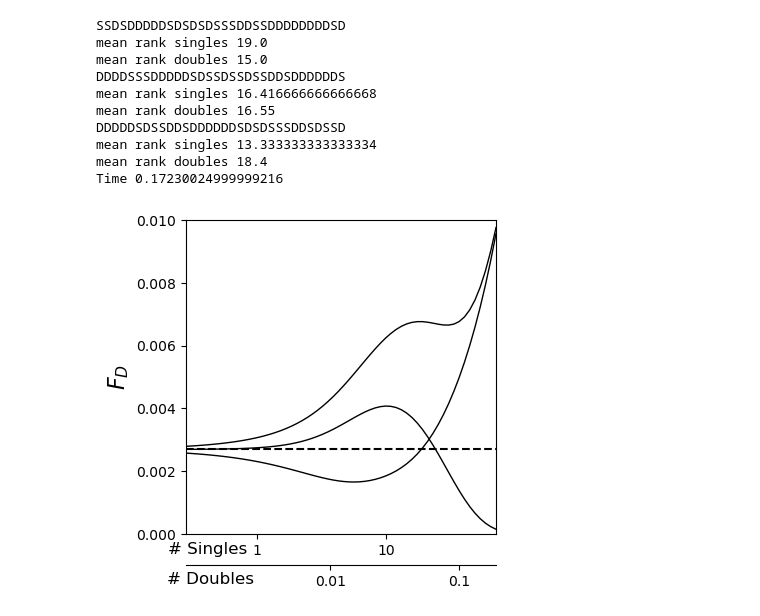
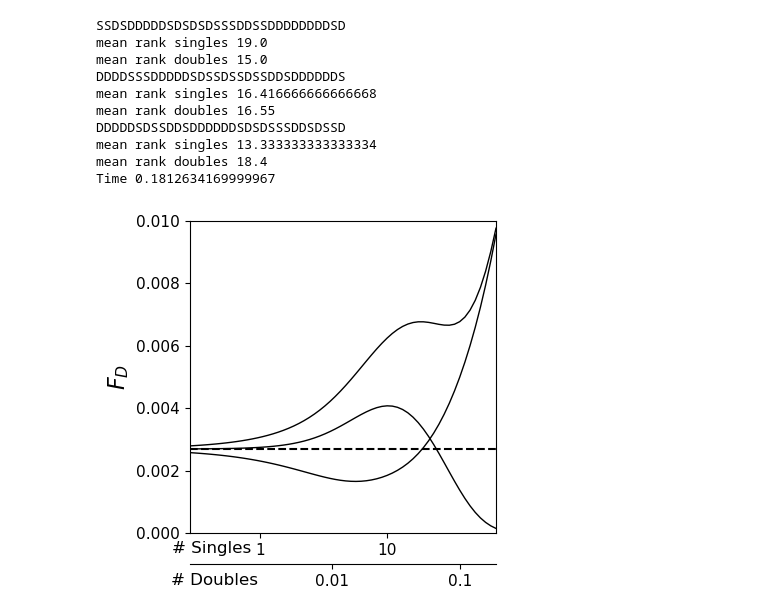
Before and after one commit to AlexKI123/DoublesProject, a Jupyter notebook: Code/SimpleModel/Simple_Model_FigC.ipynb, the cells around one changed output. Saved outputs shown, nothing was run; the diff lists cells and outputs as text; code cells hidden in the pictures.

```diff
--- a/Code/SimpleModel/Simple_Model_FigC.ipynb
+++ b/Code/SimpleModel/Simple_Model_FigC.ipynb
@@ -142,7 +142,9 @@ ax1.set_xticks([1/(mus*ns), 10/(mus*ns), 100/(mus*ns), 1000/(mus*ns), 10000/(mus
 ax1.set_xticklabels([1, 10, 100, 1000, 10000])
 
 # Set the fontsize for x-tick labels
-ax1.tick_params(axis='x', labelsize=10)
+ax1.tick_params(axis='x', labelsize=11)
+ax1.tick_params(axis='y', labelsize=11)
+
 
 ax1.set_xlabel("# Singles", fontsize=12)
 
@@ -170,36 +172,36 @@ ax2.set_xticks([0.01/(mud*nd),0.1/(mud*nd),1/(mud*nd),10/(mud*nd),100/(mud*nd),1
 ax2.set_xticklabels([0.01,0.1, 1, 10, 100, 1000, 10000])
 
 # Set the fontsize for x-tick labels of the second axis
-ax2.tick_params(axis='x', labelsize=10)
+ax2.tick_params(axis='x', labelsize=11)
 
 
 ax2.set_xlabel("# Doubles", fontsize=12)
 
 
 ax1.xaxis.set_minor_locator(MultipleLocator(100))
 ax2.xaxis.set_minor_locator(MultipleLocator(100))
-ax1.xaxis.set_label_coords(.069, -.024)
-ax2.xaxis.set_label_coords(.08, -.12)
+ax1.xaxis.set_label_coords(.069, -.026)
+ax2.xaxis.set_label_coords(.08, -.128)
 
 #plt.ylim(0.0, 0.07)
 plt.ylim(0.0,0.01)
 #plt.ylim(0.001, 0.02)
 ax1.set_xlim(tmin,tmax)
 ax2.set_xlim(tmin,tmax)
 ax1.set_ylabel("$F_{D}$", fontsize=16)
 
 plt.tight_layout()
-#plt.savefig('fig_C.pdf')
+plt.savefig('fig_C.pdf', transparent=True)
 plt.show()
 # %% [output]
 SSDSDDDDDSDSDSDSSSDDSSDDDDDDDDSD
 mean rank singles 19.0
 mean rank doubles 15.0
 DDDDSSSDDDDDSDSSDSSDSSDDSDDDDDDS
 mean rank singles 16.416666666666668
 mean rank doubles 16.55
 DDDDDSDSSDDSDDDDDDSDSDSSSDDSDSSD
 mean rank singles 13.333333333333334
 mean rank doubles 18.4
-Time 0.17230024999999216
+Time 0.1812634169999967
-[figure, old version]
+[figure, new version]
```
Also changed, not shown: 1 other file.
